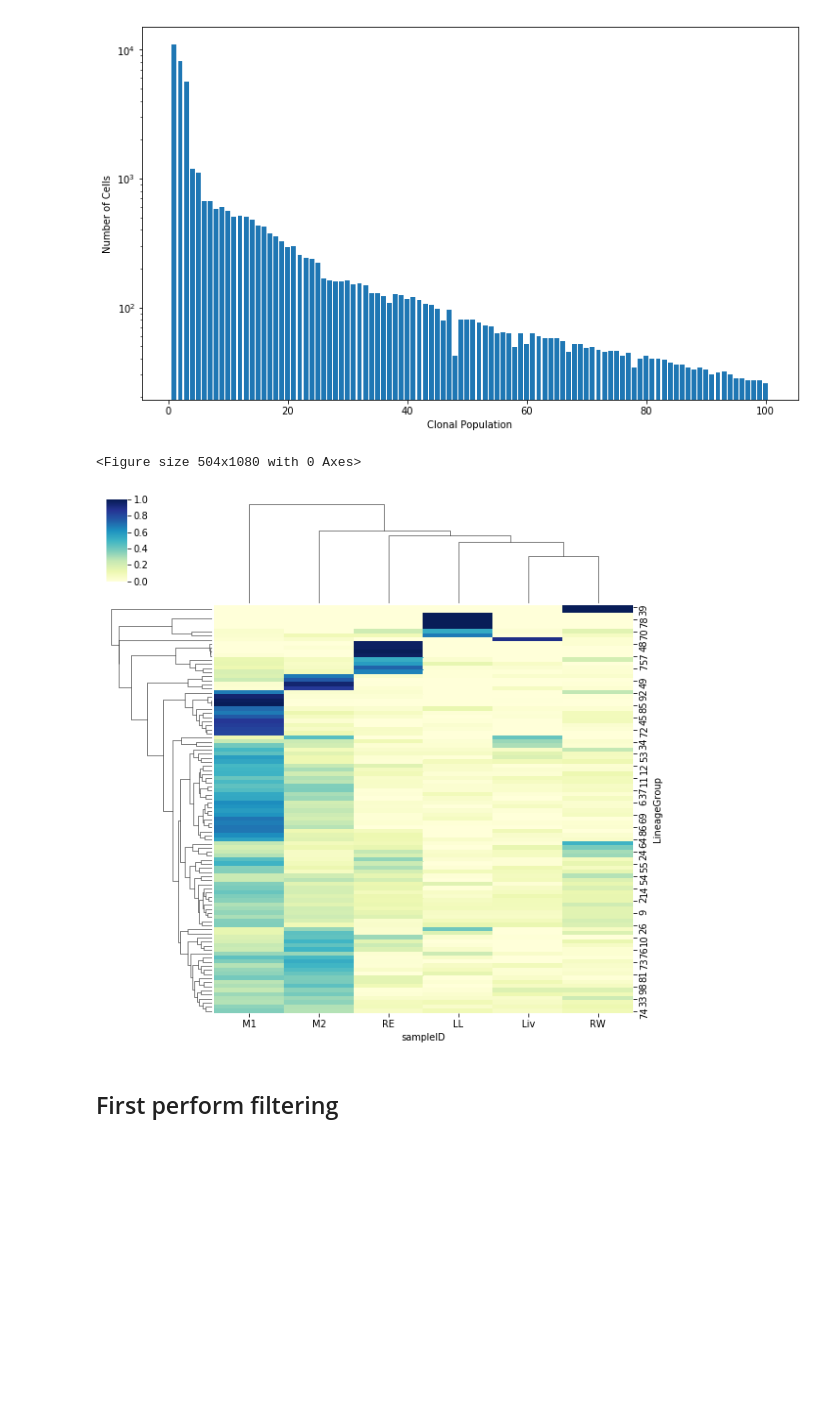
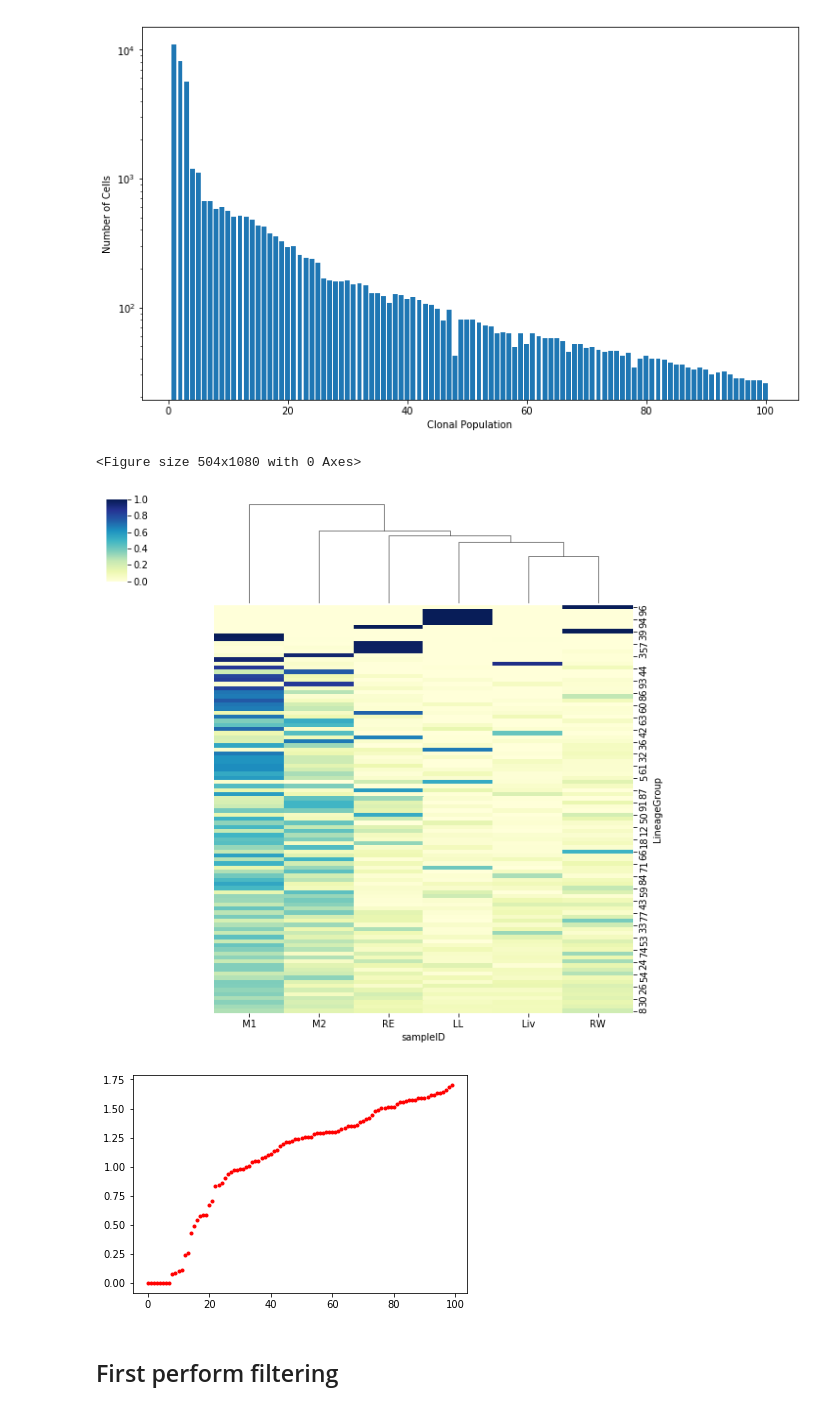
Before and after one commit to mattjones315/MetastasisTracing, a Jupyter notebook: Score_Metastasis.ipynb, the cells around one changed output. Drawn from its saved outputs; the diff is of its cells as text; code cells hidden in the pictures; blank space fills up the shorter version.

```diff
--- a/Score_Metastasis.ipynb
+++ b/Score_Metastasis.ipynb
@@ -53,17 +53,25 @@ plt.show()
 # %%
 meta['BC'] = meta.index
 samp_piv = pd.pivot_table(meta, index='LineageGroup', columns = 'sampleID', values = 'BC', aggfunc='count')
 
 samp_piv.fillna(0, inplace=True)
 samp_piv = samp_piv.apply(lambda x: x / x.sum(), axis=1)
 
+entropy = samp_piv.apply(lambda x: -1*np.sum([p * np.log(p) for p in x.values if p > 0]), axis=1)
+inds_order = entropy.sort_values().index
+
 h = plt.figure(figsize = (7,15))
-sns.clustermap(samp_piv, cmap='YlGnBu')
-plt.savefig("lg_sample_dist.png")
+sns.clustermap(samp_piv.loc[inds_order], row_cluster=False, cmap='YlGnBu')
+plt.savefig("figs/lg_sample_dist.png")
 plt.show()
+
+plt.plot(range(100), entropy.sort_values(), 'r.')
+plt.savefig("figs/lg_entropy.png")
+plt.show()
 # %% [output]
 <Figure size 504x1080 with 0 Axes>
-[figure, old version]
+[figure, new version]
+[figure, added]
 # %% [markdown]
 ## First perform filtering
 # %%
```
Also changed, not shown: parts of 8 cells of this notebook, 11 other files.
